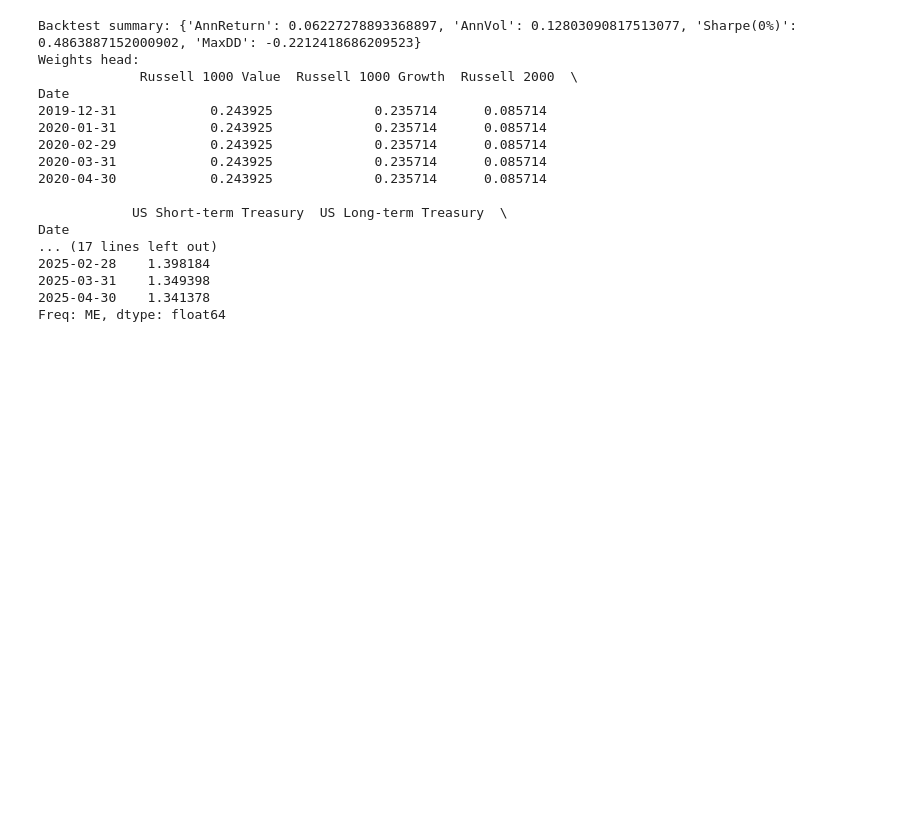
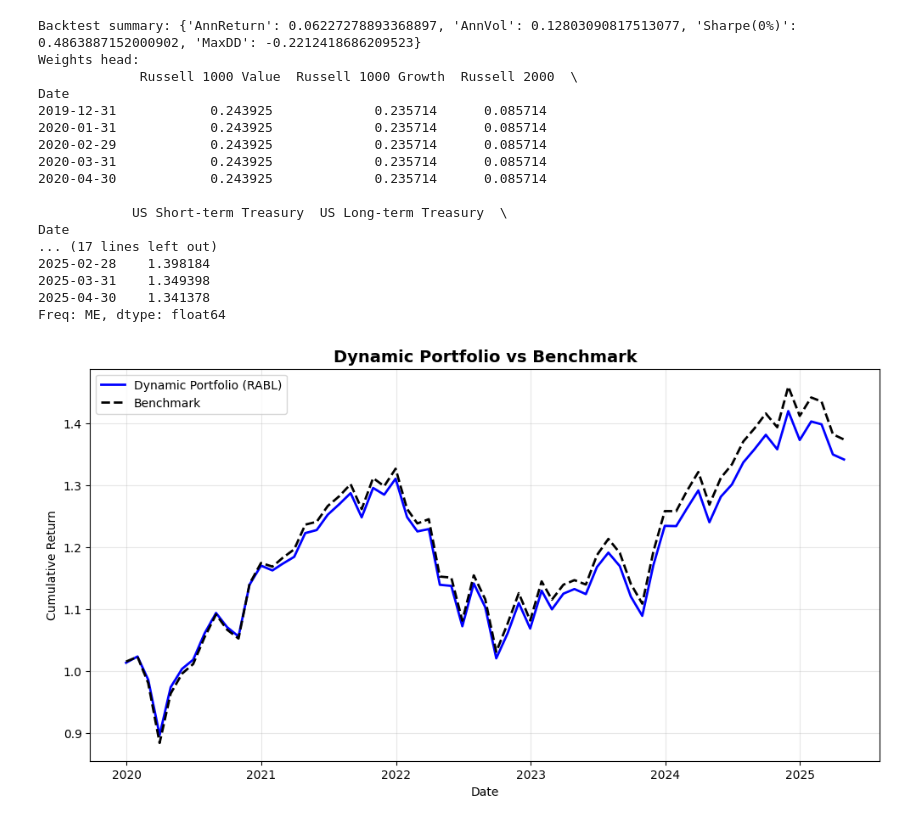
Before and after one commit to azurdayy/capstone_vanguard, a Jupyter notebook: Olivia/BGMM_RABL_WIP_script.ipynb, the cells around one changed output. Drawn from its saved outputs; the diff is of its cells as text; code cells hidden in the pictures; blank space fills up the shorter version.

Commit message:
RABL

```diff
--- a/Olivia/BGMM_RABL_WIP_script.ipynb
+++ b/Olivia/BGMM_RABL_WIP_script.ipynb
@@ -18,8 +18,8 @@ from sklearn.mixture import BayesianGaussianMixture
 from sklearn.covariance import LedoitWolf
 from sklearn.metrics import adjusted_mutual_info_score, adjusted_rand_score
 
-FEATURES_XLSX = r"C:\Users\guoqi\Desktop\top_features_df.csv"
-RETURNS_CSV   = r"C:\Users\guoqi\Desktop\Initial Data Package for Cornell Capstone Project\df_1M_ret.csv"
+FEATURES_XLSX = r"C:\Users\Lucas YY\capstone_vanguard\top_features_df.csv"
+RETURNS_CSV   = r"C:\Users\Lucas YY\capstone_vanguard\df_1M_ret.csv"
 
 RETURN_COL = "Russell 1000"
 
@@ -381,7 +381,7 @@ and then convert them into a stable regime time series using a persistence layer
 # ============================
 
 # --- config ---
-RETURNS_CSV = r"C:\Users\guoqi\Desktop\Initial Data Package for Cornell Capstone Project\df_1M_ret.csv"
+RETURNS_CSV = r"C:\Users\Lucas YY\capstone_vanguard\df_1M_ret.csv"
 RETURN_COL  = "Russell 1000"   # <-- choose your benchmark for 'ret' statistics
 
 # --- helpers ---
@@ -754,7 +754,7 @@ def forward_table_by_regime(
         # environments without Styler display: return the raw DataFrame
         return disp
 # %%
-RETURNS_CSV = r"C:\Users\guoqi\Desktop\Initial Data Package for Cornell Capstone Project\df_1M_ret.csv"
+RETURNS_CSV = r"C:\Users\Lucas YY\capstone_vanguard\df_1M_ret.csv"
 
 def load_monthly_returns(path: str) -> pd.DataFrame:
     df = pd.read_csv(path)
@@ -1044,7 +1044,7 @@ $$
 \Sigma_t = \sum_{k=1}^{K} p_{t,k} \, \Sigma_k
 $$
 # %%
-rty = pd.read_csv(r"C:\Users\guoqi\Desktop\Russel2000data.csv")
+rty = pd.read_csv(r"C:\Users\Lucas YY\capstone_vanguard\Russel2000data.csv")
 rty.columns = rty.columns.str.strip()        # clean header
 rty['Date'] = pd.to_datetime(rty['Date'])    # ensure datetime
 rty = rty.sort_values('Date')
@@ -1634,3 +1634,22 @@ Date
 2025-03-31    1.349398
 2025-04-30    1.341378
 Freq: ME, dtype: float64
+# %%
+import matplotlib.pyplot as plt
+
+# Compute benchmark cumulative returns
+bench_returns = (R_test * w_bench).sum(axis=1)
+bench_cum_returns = (1 + bench_returns).cumprod()
+
+# Plot NAV (dynamic portfolio) vs benchmark
+plt.figure(figsize=(12, 6))
+plt.plot(nav, label="Dynamic Portfolio (RABL)", color="blue", lw=2)
+plt.plot(bench_cum_returns, label="Benchmark", color="black", lw=2, linestyle="--")
+plt.title("Dynamic Portfolio vs Benchmark", fontsize=14, fontweight="bold")
+plt.ylabel("Cumulative Return")
+plt.xlabel("Date")
+plt.legend()
+plt.grid(alpha=0.3)
+plt.show()
+# %% [output]
+[figure, added]
```
Also changed, not shown: parts of 8 cells of this notebook, 3 other files.
